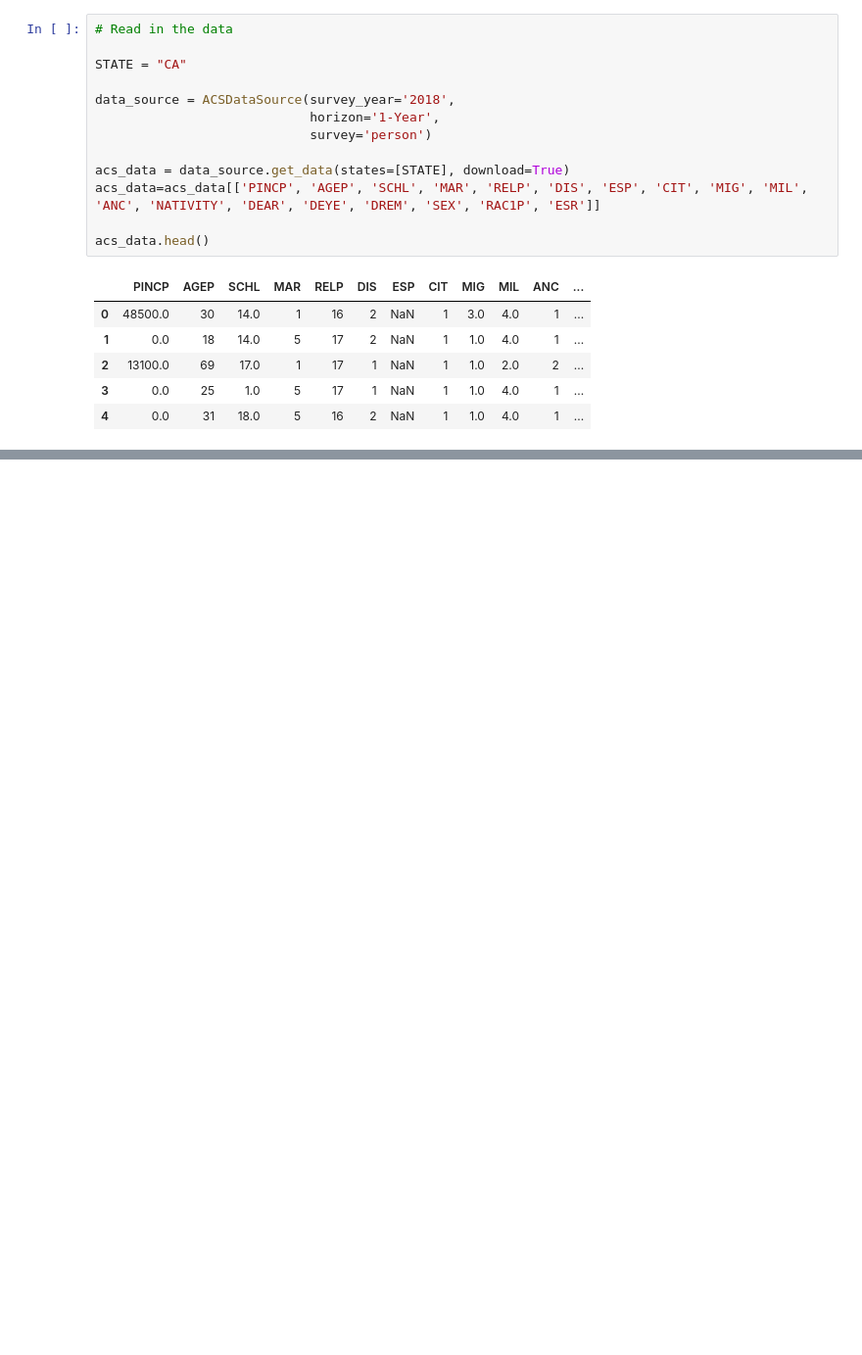
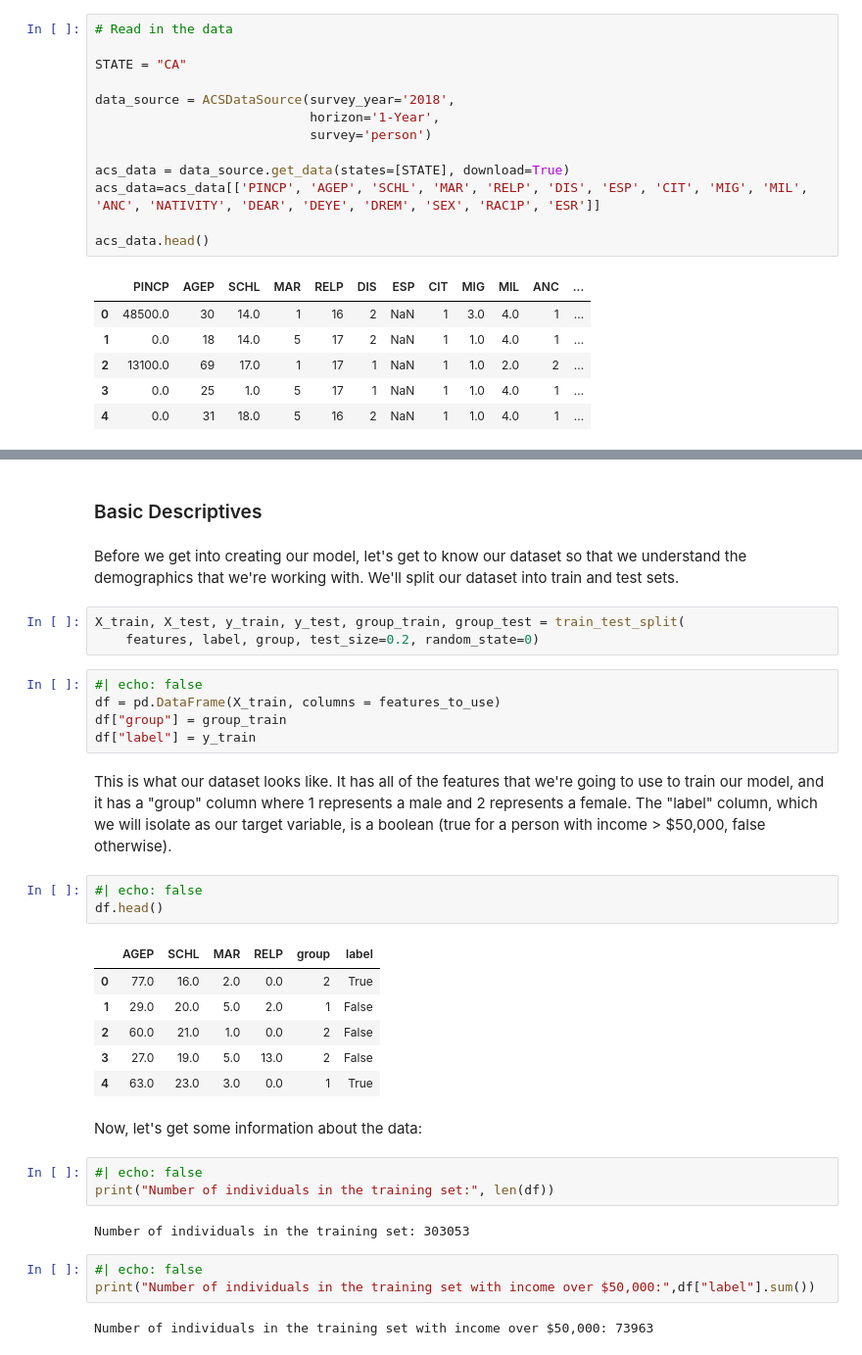
Before and after one commit to carlymcadam/carlymcadam.github.io, a Jupyter notebook: posts/auditing-bias/index.ipynb, the cells around one changed output, grey strips where cells are left out. Shown at 98% size. Drawn from its saved outputs; the diff is of its cells as text; blank space fills up the shorter version.

```diff
--- a/posts/auditing-bias/index.ipynb
+++ b/posts/auditing-bias/index.ipynb
@@ -444,0 +67,36 @@ Here, we are again looking at the loan rejection rates, this time by income grou
+# %% [markdown]
+### Basic Descriptives
+# %% [markdown]
+Before we get into creating our model, let's get to know our dataset so that we understand the demographics that we're working with. We'll split our dataset into train and test sets.
+# %%
+X_train, X_test, y_train, y_test, group_train, group_test = train_test_split(
+    features, label, group, test_size=0.2, random_state=0)
+# %%
+#| echo: false
+df = pd.DataFrame(X_train, columns = features_to_use)
+df["group"] = group_train
+df["label"] = y_train
+# %% [markdown]
+This is what our dataset looks like. It has all of the features that we're going to use to train our model, and it has a "group" column where 1 represents a male and 2 represents a female. The "label" column, which we will isolate as our target variable, is a boolean (true for a person with income > $50,000, false otherwise).
+# %%
+#| echo: false
+df.head()
+# %% [output]
+|  | AGEP | SCHL | MAR | RELP | group | label |
+| 0 | 77.0 | 16.0 | 2.0 | 0.0 | 2 | True |
+| 1 | 29.0 | 20.0 | 5.0 | 2.0 | 1 | False |
+| 2 | 60.0 | 21.0 | 1.0 | 0.0 | 2 | False |
+| 3 | 27.0 | 19.0 | 5.0 | 13.0 | 2 | False |
+| 4 | 63.0 | 23.0 | 3.0 | 0.0 | 1 | True |
+# %% [markdown]
+Now, let's get some information about the data:
+# %%
+#| echo: false
+print("Number of individuals in the training set:", len(df))
+# %% [output]
+Number of individuals in the training set: 303053
+# %%
+#| echo: false
+print("Number of individuals in the training set with income over $50,000:",df["label"].sum())
+# %% [output]
+Number of individuals in the training set with income over $50,000: 73963
```
Also changed, not shown: parts of 77 cells of this notebook, 11 other files.
